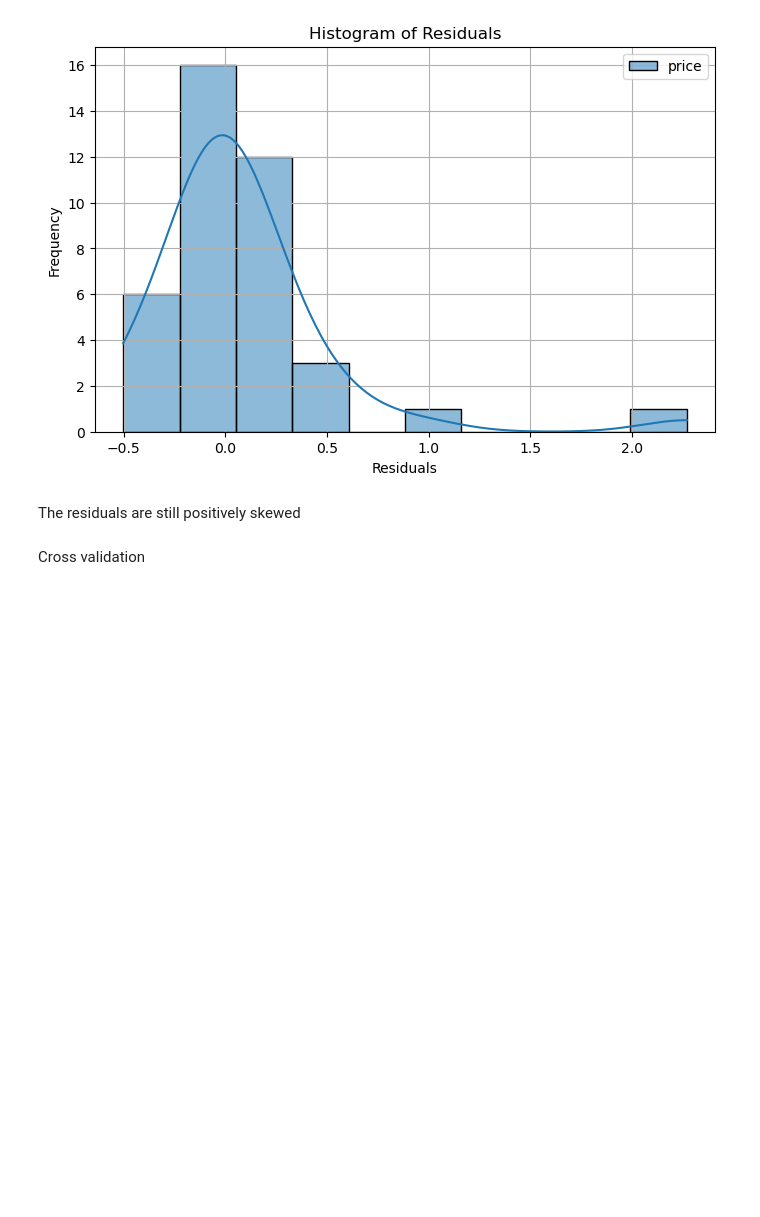
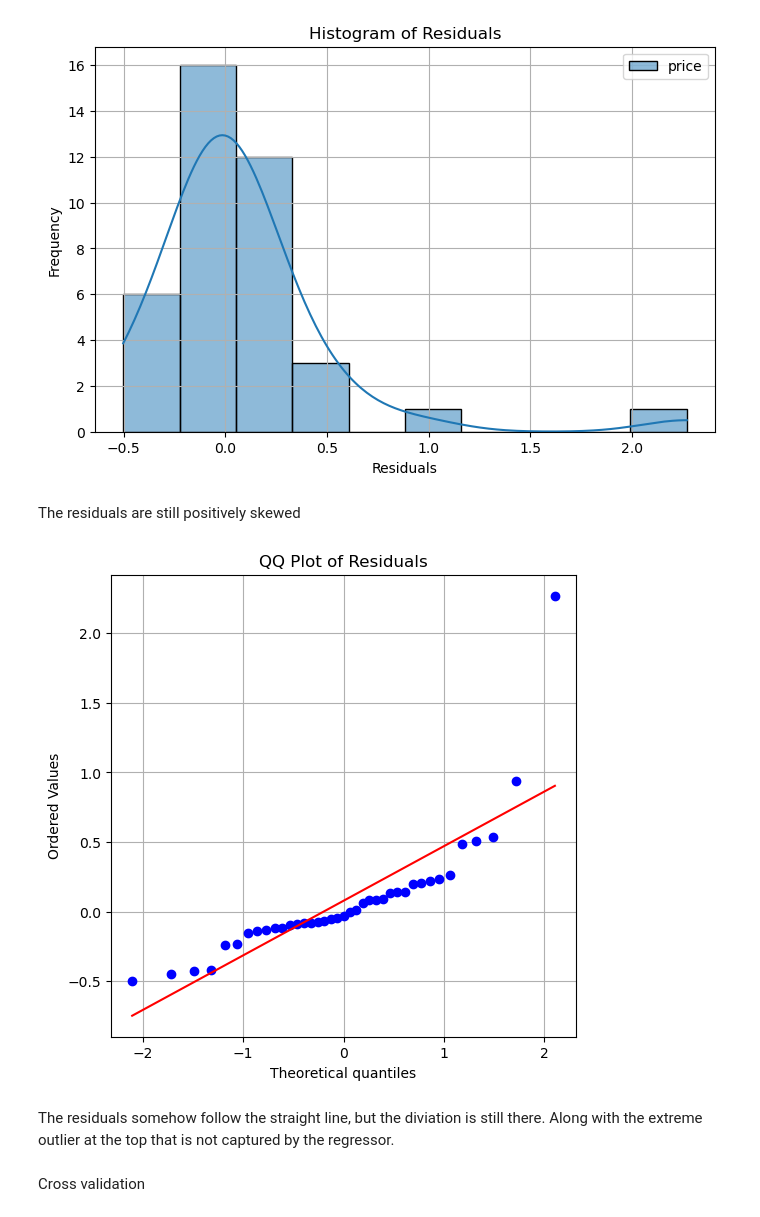
Before and after one commit to abid-sara/Automobile, a Jupyter notebook: notebooks/knn.ipynb, the cells around one changed output. Cells and saved outputs as stored; diff of their text form; code cells hidden in the pictures; blank space fills up the shorter version.

```diff
--- a/notebooks/knn.ipynb
+++ b/notebooks/knn.ipynb
@@ -168,6 +183,14 @@ histogram_residuals(y_test, knn_predict2)
 [figure]
 # %% [markdown]
  The residuals are still positively skewed
+# %%
+residuals = y_test.to_numpy().flatten() - knn_predict2.flatten()
+
+plot_qq(residuals)
+# %% [output]
+[figure, added]
+# %% [markdown]
+The residuals somehow follow the straight line, but the diviation is still there. Along with the extreme outlier at the top that is not captured by the regressor.
 # %% [markdown]
 Cross validation
 # %%
```
Also changed, not shown: parts of 6 cells of this notebook.
